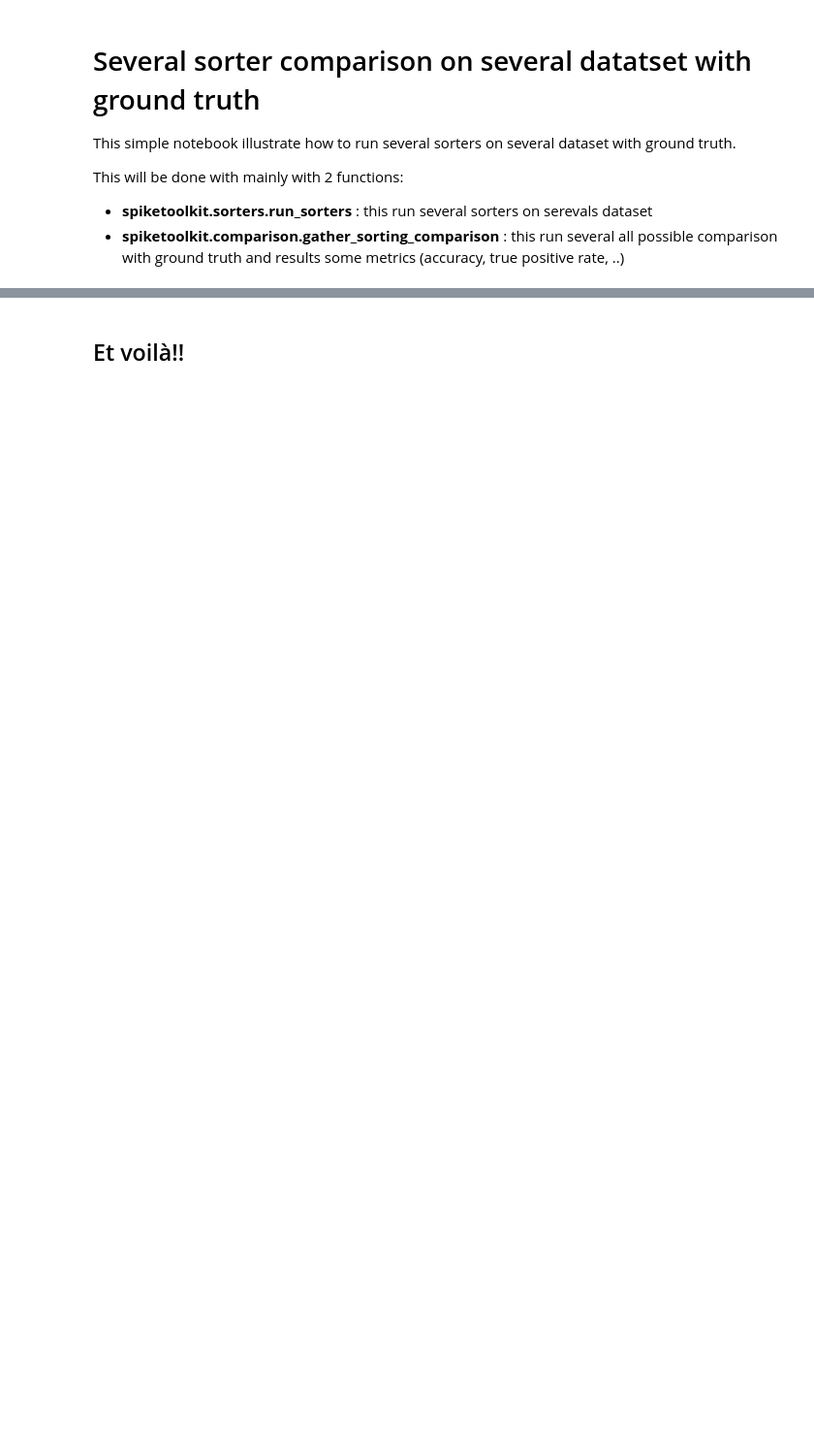
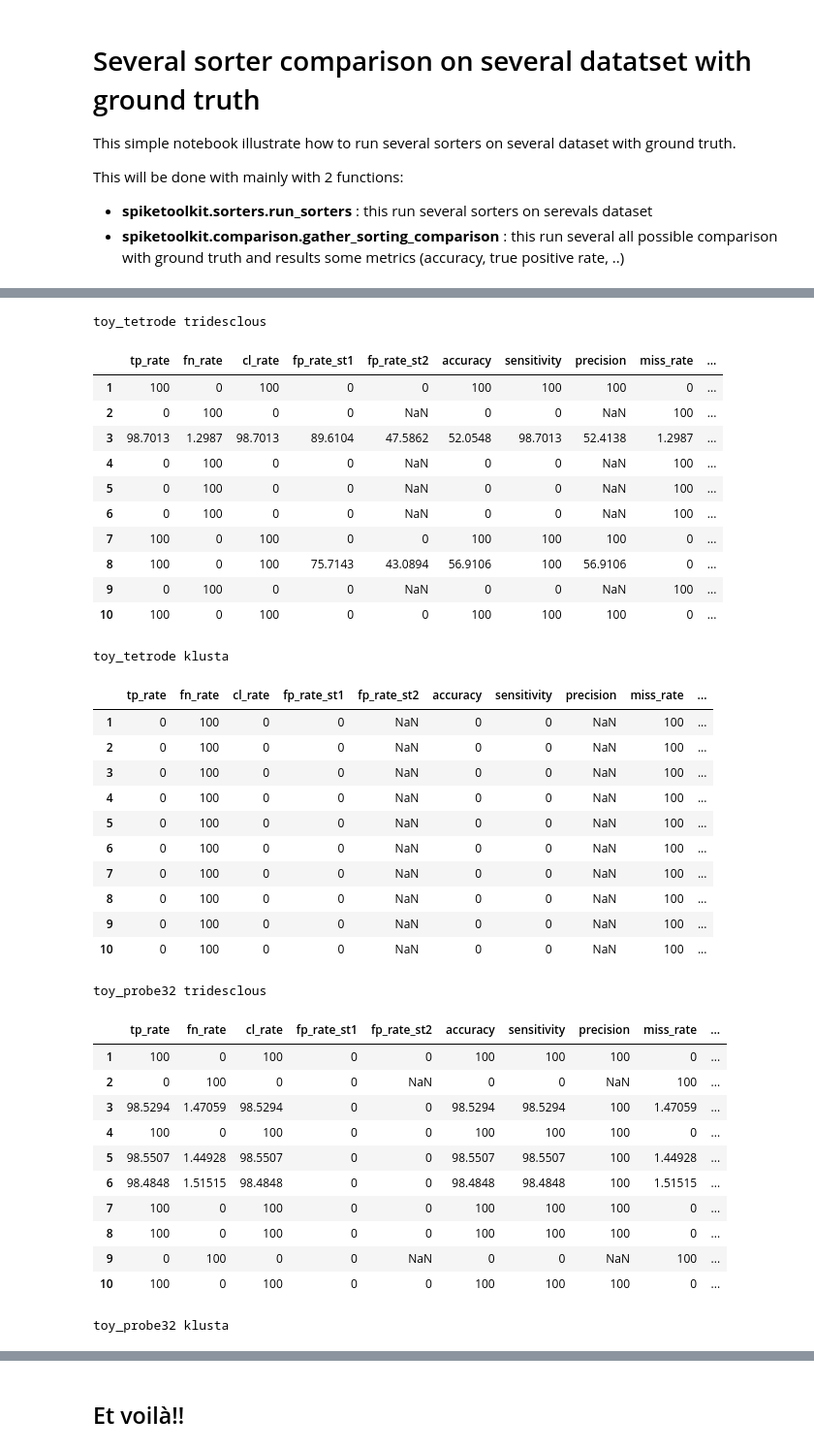
Before and after one commit to SpikeInterface/spiketoolkit, a Jupyter notebook: examples/sorter_comparison.ipynb, the cells around one changed output, grey strips where cells are left out. Shown at 97% size. Saved outputs shown, nothing was run; the diff lists cells and outputs as text; code cells hidden in the pictures; blank space fills up the shorter version.

```diff
--- a/examples/sorter_comparison.ipynb
+++ b/examples/sorter_comparison.ipynb
@@ -117,0 +111,43 @@ comp_dataframes['run_times']
+# %%
+for (rec_name, sorter_name), comp in comparisons.items():
+    print(rec_name, sorter_name)
+    perf = comp.get_performance(method='by_spiketrain')
+    display(perf)
+# %% [output]
+toy_tetrode tridesclous
+|  | tp_rate | fn_rate | cl_rate | fp_rate_st1 | fp_rate_st2 | accuracy | sensitivity | precision | miss_rate | ... |
+| 1 | 100 | 0 | 100 | 0 | 0 | 100 | 100 | 100 | 0 | ... |
+| 2 | 0 | 100 | 0 | 0 | NaN | 0 | 0 | NaN | 100 | ... |
+| 3 | 98.7013 | 1.2987 | 98.7013 | 89.6104 | 47.5862 | 52.0548 | 98.7013 | 52.4138 | 1.2987 | ... |
+| 4 | 0 | 100 | 0 | 0 | NaN | 0 | 0 | NaN | 100 | ... |
+| 5 | 0 | 100 | 0 | 0 | NaN | 0 | 0 | NaN | 100 | ... |
+| 6 | 0 | 100 | 0 | 0 | NaN | 0 | 0 | NaN | 100 | ... |
+| 7 | 100 | 0 | 100 | 0 | 0 | 100 | 100 | 100 | 0 | ... |
+| 8 | 100 | 0 | 100 | 75.7143 | 43.0894 | 56.9106 | 100 | 56.9106 | 0 | ... |
+| 9 | 0 | 100 | 0 | 0 | NaN | 0 | 0 | NaN | 100 | ... |
+| 10 | 100 | 0 | 100 | 0 | 0 | 100 | 100 | 100 | 0 | ... |
+toy_tetrode klusta
+|  | tp_rate | fn_rate | cl_rate | fp_rate_st1 | fp_rate_st2 | accuracy | sensitivity | precision | miss_rate | ... |
+| 1 | 0 | 100 | 0 | 0 | NaN | 0 | 0 | NaN | 100 | ... |
+| 2 | 0 | 100 | 0 | 0 | NaN | 0 | 0 | NaN | 100 | ... |
+| 3 | 0 | 100 | 0 | 0 | NaN | 0 | 0 | NaN | 100 | ... |
+| 4 | 0 | 100 | 0 | 0 | NaN | 0 | 0 | NaN | 100 | ... |
+| 5 | 0 | 100 | 0 | 0 | NaN | 0 | 0 | NaN | 100 | ... |
+| 6 | 0 | 100 | 0 | 0 | NaN | 0 | 0 | NaN | 100 | ... |
+| 7 | 0 | 100 | 0 | 0 | NaN | 0 | 0 | NaN | 100 | ... |
+| 8 | 0 | 100 | 0 | 0 | NaN | 0 | 0 | NaN | 100 | ... |
+| 9 | 0 | 100 | 0 | 0 | NaN | 0 | 0 | NaN | 100 | ... |
+| 10 | 0 | 100 | 0 | 0 | NaN | 0 | 0 | NaN | 100 | ... |
+toy_probe32 tridesclous
+|  | tp_rate | fn_rate | cl_rate | fp_rate_st1 | fp_rate_st2 | accuracy | sensitivity | precision | miss_rate | ... |
+| 1 | 100 | 0 | 100 | 0 | 0 | 100 | 100 | 100 | 0 | ... |
+| 2 | 0 | 100 | 0 | 0 | NaN | 0 | 0 | NaN | 100 | ... |
+| 3 | 98.5294 | 1.47059 | 98.5294 | 0 | 0 | 98.5294 | 98.5294 | 100 | 1.47059 | ... |
+| 4 | 100 | 0 | 100 | 0 | 0 | 100 | 100 | 100 | 0 | ... |
+| 5 | 98.5507 | 1.44928 | 98.5507 | 0 | 0 | 98.5507 | 98.5507 | 100 | 1.44928 | ... |
+| 6 | 98.4848 | 1.51515 | 98.4848 | 0 | 0 | 98.4848 | 98.4848 | 100 | 1.51515 | ... |
+| 7 | 100 | 0 | 100 | 0 | 0 | 100 | 100 | 100 | 0 | ... |
+| 8 | 100 | 0 | 100 | 0 | 0 | 100 | 100 | 100 | 0 | ... |
+| 9 | 0 | 100 | 0 | 0 | NaN | 0 | 0 | NaN | 100 | ... |
+| 10 | 100 | 0 | 100 | 0 | 0 | 100 | 100 | 100 | 0 | ... |
+toy_probe32 klusta
```
Also changed, not shown: parts of 20 cells of this notebook, 4 other files.
